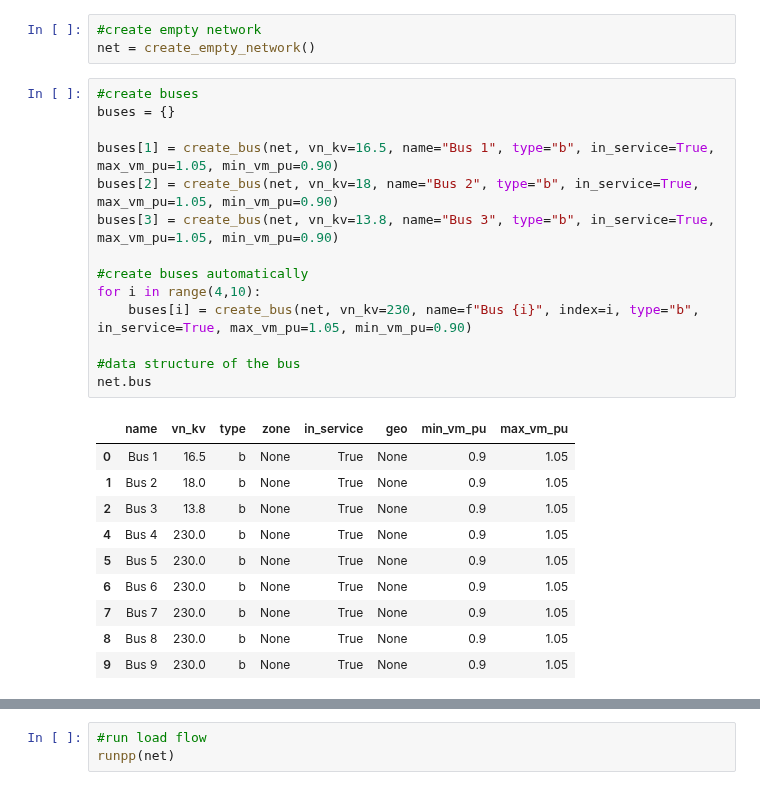
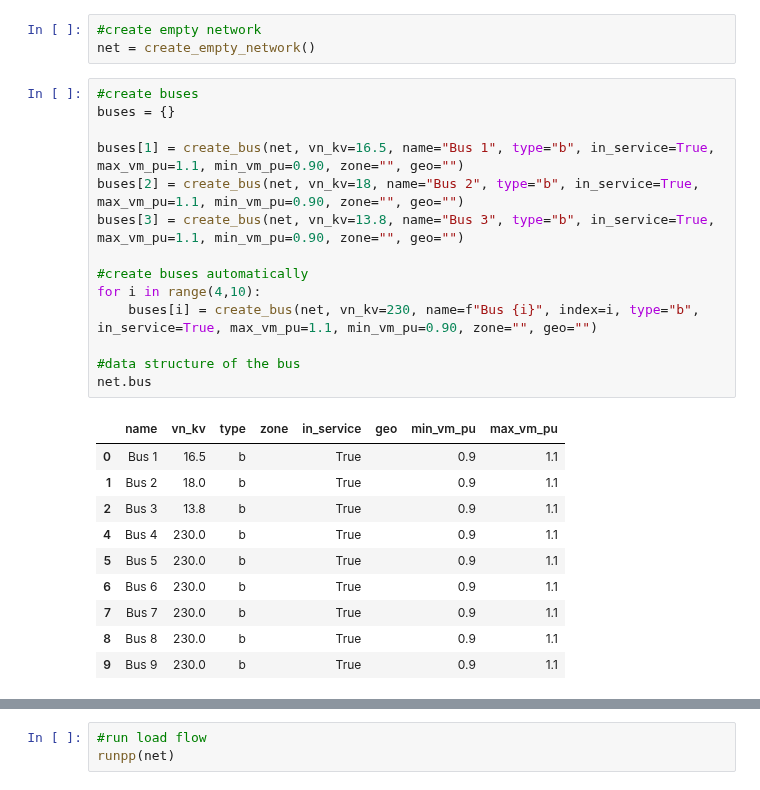
Before and after one commit to nauhamriv/my_source_code, a Jupyter notebook: ieee9bus.ipynb, the cells around one changed output, grey strips where cells are left out. Cells and saved outputs as stored; diff of their text form.

```diff
--- a/ieee9bus.ipynb
+++ b/ieee9bus.ipynb
@@ -19,28 +19,28 @@ net = create_empty_network()
 # %%
 #create buses
 buses = {}
 
-buses[1] = create_bus(net, vn_kv=16.5, name="Bus 1", type="b", in_service=True, max_vm_pu=1.05, min_vm_pu=0.90)
-buses[2] = create_bus(net, vn_kv=18, name="Bus 2", type="b", in_service=True, max_vm_pu=1.05, min_vm_pu=0.90)
-buses[3] = create_bus(net, vn_kv=13.8, name="Bus 3", type="b", in_service=True, max_vm_pu=1.05, min_vm_pu=0.90)
+buses[1] = create_bus(net, vn_kv=16.5, name="Bus 1", type="b", in_service=True, max_vm_pu=1.1, min_vm_pu=0.90, zone="", geo="")
+buses[2] = create_bus(net, vn_kv=18, name="Bus 2", type="b", in_service=True, max_vm_pu=1.1, min_vm_pu=0.90, zone="", geo="")
+buses[3] = create_bus(net, vn_kv=13.8, name="Bus 3", type="b", in_service=True, max_vm_pu=1.1, min_vm_pu=0.90, zone="", geo="")
 
 #create buses automatically
 for i in range(4,10):
-    buses[i] = create_bus(net, vn_kv=230, name=f"Bus {i}", index=i, type="b", in_service=True, max_vm_pu=1.05, min_vm_pu=0.90)
+    buses[i] = create_bus(net, vn_kv=230, name=f"Bus {i}", index=i, type="b", in_service=True, max_vm_pu=1.1, min_vm_pu=0.90, zone="", geo="")
 
 #data structure of the bus
 net.bus
 # %% [output]
 |  | name | vn_kv | type | zone | in_service | geo | min_vm_pu | max_vm_pu |
-| 0 | Bus 1 | 16.5 | b | None | True | None | 0.9 | 1.05 |
-| 1 | Bus 2 | 18.0 | b | None | True | None | 0.9 | 1.05 |
-| 2 | Bus 3 | 13.8 | b | None | True | None | 0.9 | 1.05 |
-| 4 | Bus 4 | 230.0 | b | None | True | None | 0.9 | 1.05 |
-| 5 | Bus 5 | 230.0 | b | None | True | None | 0.9 | 1.05 |
-| 6 | Bus 6 | 230.0 | b | None | True | None | 0.9 | 1.05 |
-| 7 | Bus 7 | 230.0 | b | None | True | None | 0.9 | 1.05 |
-| 8 | Bus 8 | 230.0 | b | None | True | None | 0.9 | 1.05 |
-| 9 | Bus 9 | 230.0 | b | None | True | None | 0.9 | 1.05 |
+| 0 | Bus 1 | 16.5 | b |  | True |  | 0.9 | 1.1 |
+| 1 | Bus 2 | 18.0 | b |  | True |  | 0.9 | 1.1 |
+| 2 | Bus 3 | 13.8 | b |  | True |  | 0.9 | 1.1 |
+| 4 | Bus 4 | 230.0 | b |  | True |  | 0.9 | 1.1 |
+| 5 | Bus 5 | 230.0 | b |  | True |  | 0.9 | 1.1 |
+| 6 | Bus 6 | 230.0 | b |  | True |  | 0.9 | 1.1 |
+| 7 | Bus 7 | 230.0 | b |  | True |  | 0.9 | 1.1 |
+| 8 | Bus 8 | 230.0 | b |  | True |  | 0.9 | 1.1 |
+| 9 | Bus 9 | 230.0 | b |  | True |  | 0.9 | 1.1 |
 # %%
 #create external grid
 grids = {}
```
Also changed, not shown: parts of 11 cells of this notebook.
